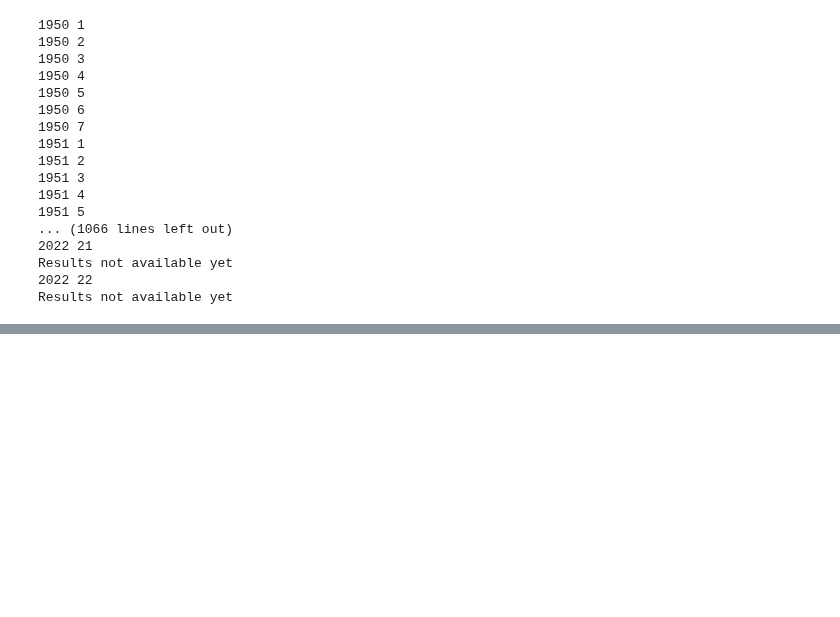
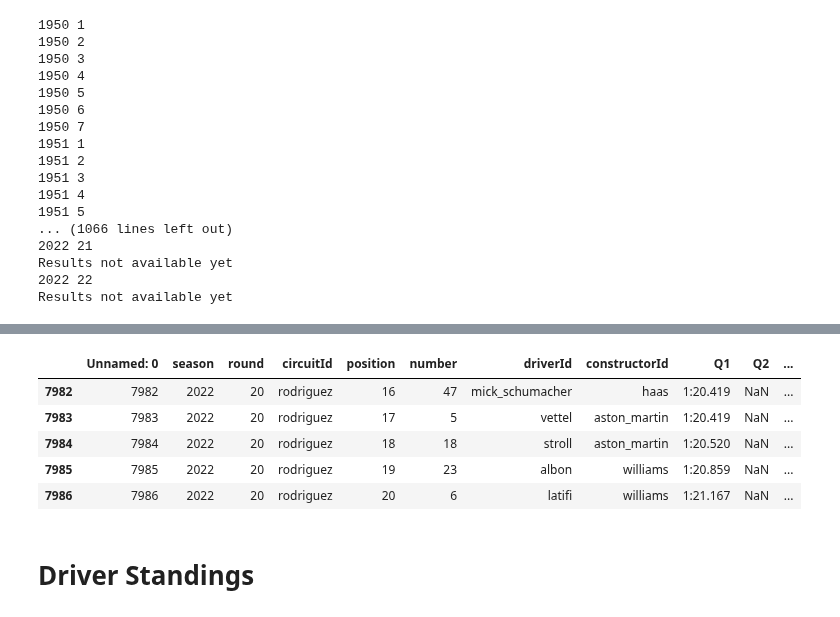
Before and after one commit to parthu007/Formula_One, a Jupyter notebook: Data Collection/Data Collection.ipynb, the cells around one changed output, grey strips where cells are left out. Saved outputs shown, nothing was run; the diff lists cells and outputs as text; code cells hidden in the pictures; blank space fills up the shorter version.

```diff
--- a/Data Collection/Data Collection.ipynb
+++ b/Data Collection/Data Collection.ipynb
@@ -204,0 +357,11 @@ results_df.to_csv('raceResults.csv')
+# %%
+pd.read_csv('qualifying_results_II.csv').tail()
+# %% [output]
+|  | Unnamed: 0 | season | round | circuitId | position | number | driverId | constructorId | Q1 | Q2 | ... |
+| 7982 | 7982 | 2022 | 20 | rodriguez | 16 | 47 | mick_schumacher | haas | 1:20.419 | NaN | ... |
+| 7983 | 7983 | 2022 | 20 | rodriguez | 17 | 5 | vettel | aston_martin | 1:20.419 | NaN | ... |
+| 7984 | 7984 | 2022 | 20 | rodriguez | 18 | 18 | stroll | aston_martin | 1:20.520 | NaN | ... |
+| 7985 | 7985 | 2022 | 20 | rodriguez | 19 | 23 | albon | williams | 1:20.859 | NaN | ... |
+| 7986 | 7986 | 2022 | 20 | rodriguez | 20 | 6 | latifi | williams | 1:21.167 | NaN | ... |
+# %% [markdown]
+# Driver Standings
```
Also changed, not shown: parts of 25 cells of this notebook, 8 other files.
